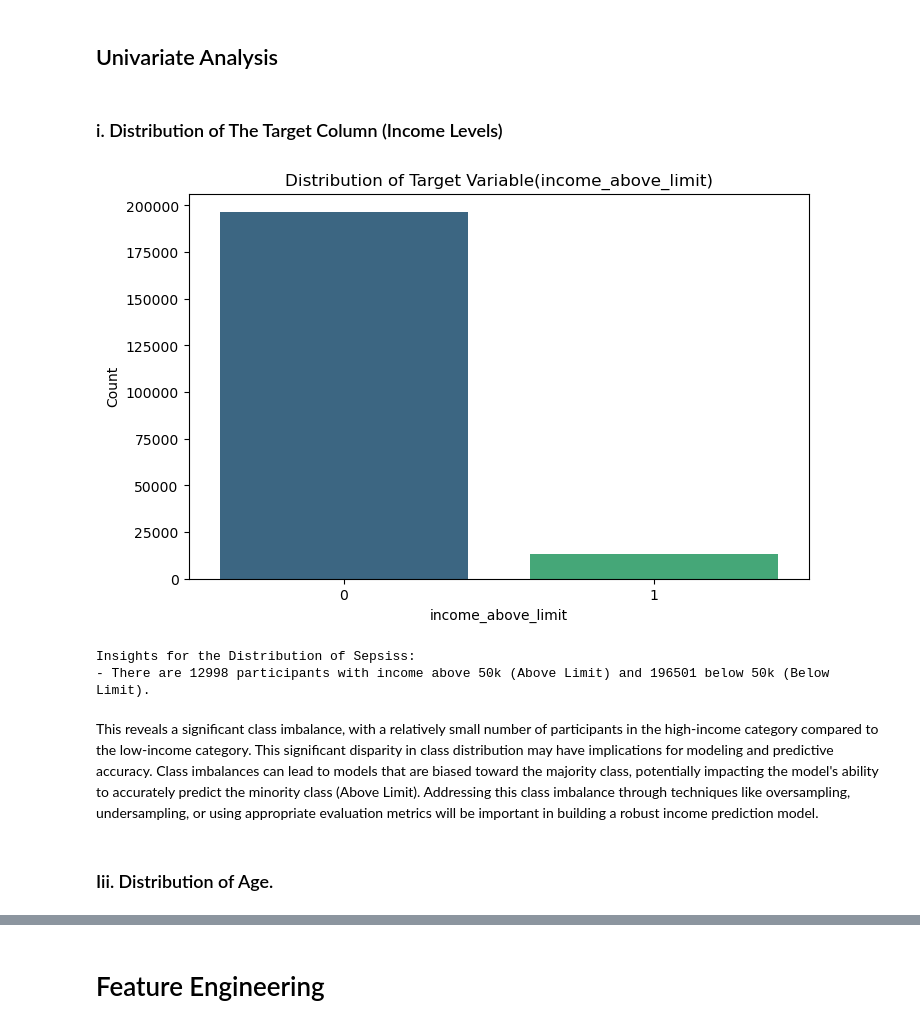
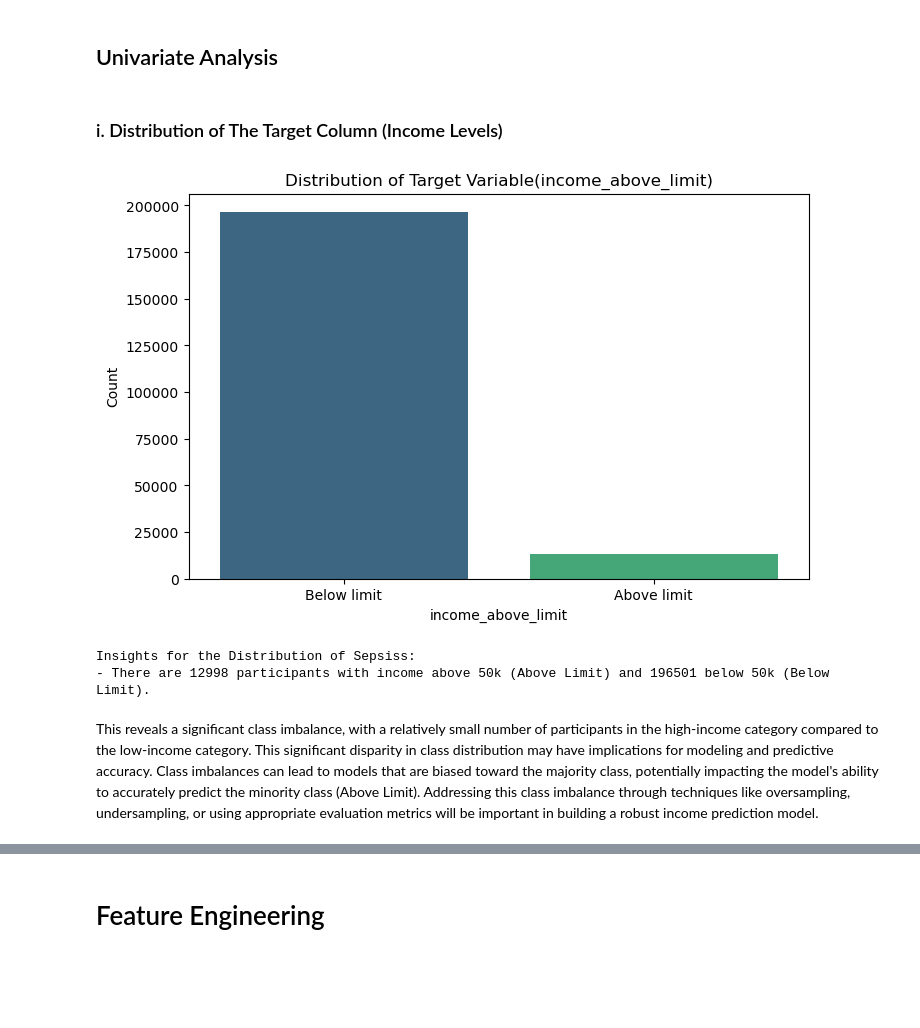
Before and after one commit to rasmodev/Income-Prediction-Challenge-For-Azubian, a Jupyter notebook: dev/Income_Prediction.ipynb, the cells around one changed output, grey strips where cells are left out. Drawn from its saved outputs; the diff is of its cells as text; code cells hidden in the pictures; blank space fills up the shorter version.

```diff
--- a/dev/Income_Prediction.ipynb
+++ b/dev/Income_Prediction.ipynb
@@ -915,0 +929,20 @@ We have handled all the missing values in the train and test datasets.
+# %%
+# Mapping for education categories
+education_mapping = {
+    'Elementary': ['less than 1st grade', '1st 2nd 3rd or 4th grade', '5th or 6th grade'],
+    'Middle School': ['7th and 8th grade'],
+    'High School': ['9th grade', '10th grade', '11th grade', '12th grade no diploma', 'high school graduate'],
+    'College Dropout': ['some college but no degree'],
+    'Associates Degree': ['associates degree-occup /vocational', 'associates degree-academic program'],
+    'Bachelors Degree': ['bachelors degree(ba ab bs)'],
+    'Masters': ['masters degree(ma ms meng med msw mba)'],
+    'Professional Degree': ['prof school degree (md dds dvm llb jd)'],
+    'Doctorate': ['doctorate degree(phd edd)'],
+    'Other': ['children'],
+}
+
+# Apply the function to the 'education' column
+train_df['education'] = train_df['education'].apply(lambda x: next((k for k, v in education_mapping.items() if x.lower() in v), 'Unknown'))
+
+# Check unique values in the new 'education_categories' column
+train_df['education'].unique()
@@ -917,30 +954,25 @@ We have handled all the missing values in the train and test datasets.
 # Univariate, Bivariate and Multivariate Analysis
 # %% [markdown]
 ## Univariate Analysis
-# %% [markdown]
-### i. Distribution of The Target Column (Income Levels)
+# %% [markdown]
+### i. Distribution of The Target Column (Income Levels)
 # %%
-# Mapping the values in the target column
-train_df['income_above_limit'] = train_df['income_above_limit'].map({'Below limit': 0, 'Above limit': 1})
-
 # Plot the distribution of The Target Column
 plt.figure(figsize=(8, 5))
 sns.countplot(data=train_df, x='income_above_limit', palette='viridis')
 plt.title('Distribution of Target Variable(income_above_limit)')
 plt.xlabel('income_above_limit')
 plt.ylabel('Count')
 plt.show()
 
 
 # Insights
 income_counts = train_df['income_above_limit'].value_counts()
 print("Insights for the Distribution of Sepsiss:")
 print(f"- There are {income_counts[1]} participants with income above 50k (Above Limit) and {income_counts[0]} below 50k (Below Limit).")
 # %% [output]
-[figure, old version]
+[figure, new version]
 Insights for the Distribution of Sepsiss:
 - There are 12998 participants with income above 50k (Above Limit) and 196501 below 50k (Below Limit).
 # %% [markdown]
 This reveals a significant class imbalance, with a relatively small number of participants in the high-income category compared to the low-income category. This significant disparity in class distribution may have implications for modeling and predictive accuracy. Class imbalances can lead to models that are biased toward the majority class, potentially impacting the model's ability to accurately predict the minority class (Above Limit). Addressing this class imbalance through techniques like oversampling, undersampling, or using appropriate evaluation metrics will be important in building a robust income prediction model.
-# %% [markdown]
-### Iii. Distribution of Age.
```
Also changed, not shown: parts of 200 cells of this notebook.
